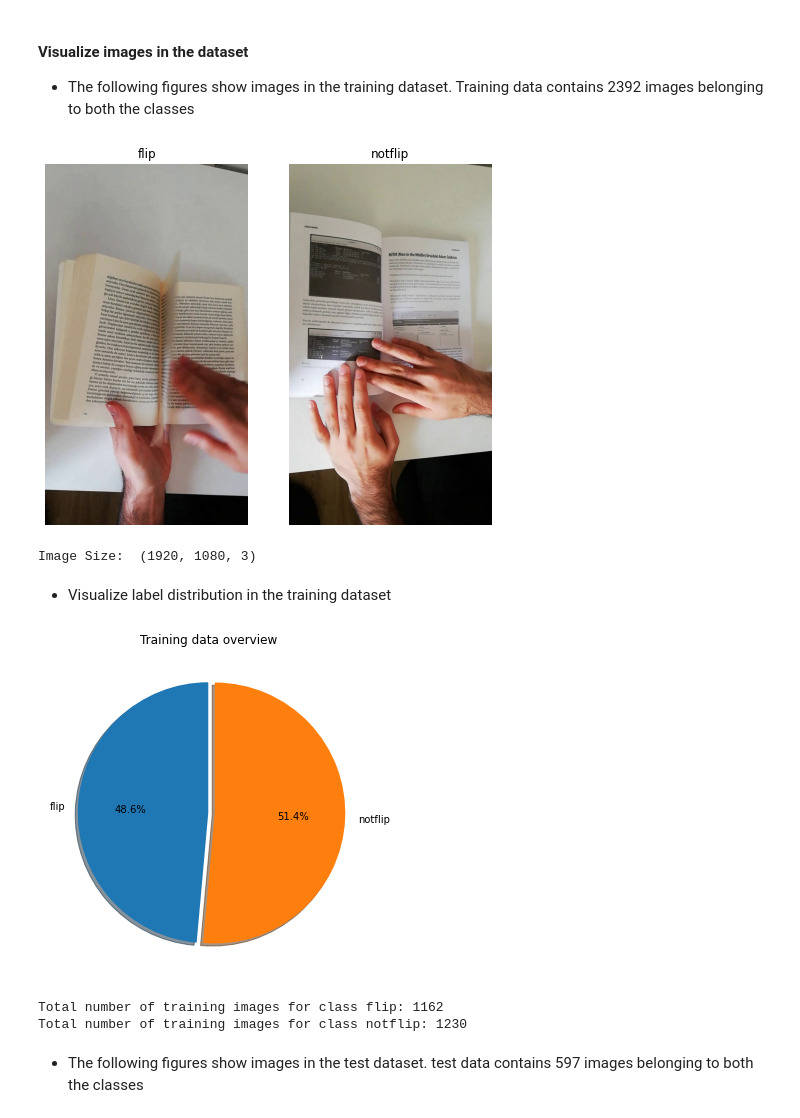
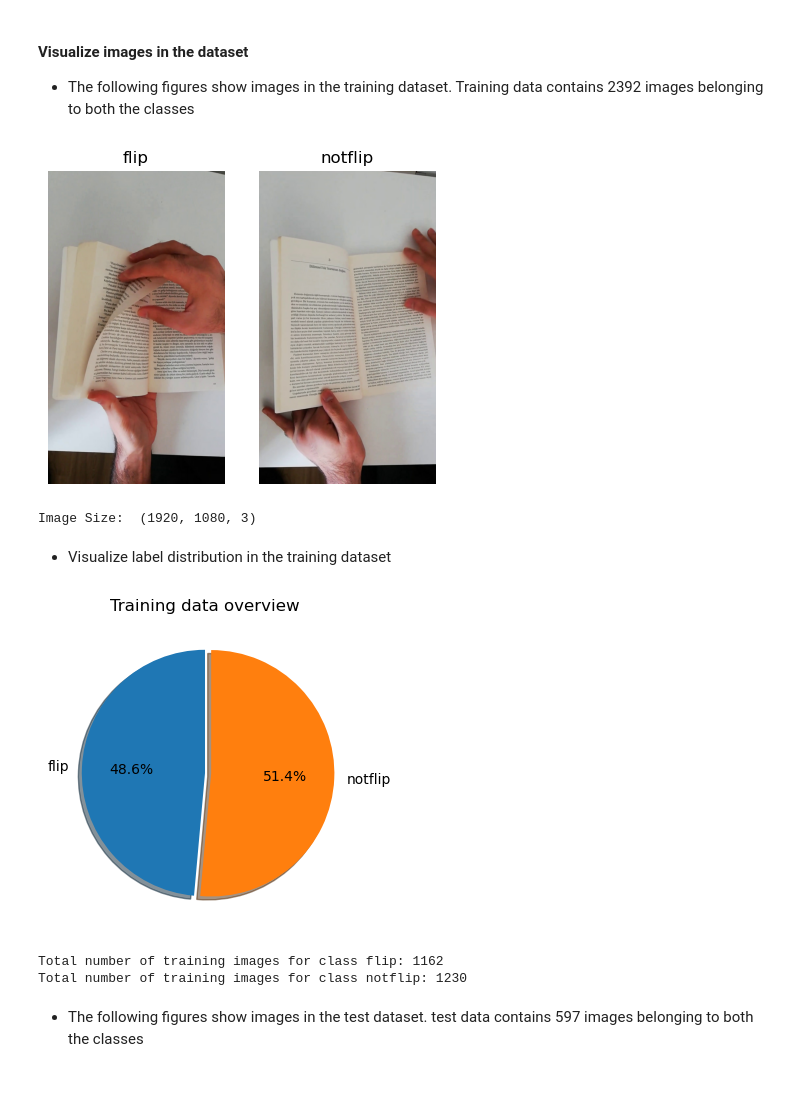
Before and after one commit to sudarshanng7/Mon_reader, a Jupyter notebook: MonReader.ipynb, the cells around one changed output. Cells and saved outputs as stored; diff of their text form; code cells hidden in the pictures; blank space fills up the shorter version.

```diff
--- a/MonReader.ipynb
+++ b/MonReader.ipynb
@@ -41,7 +43,7 @@ print(classes)
 * Define helper functions
 # %%
 def visualize_images(path):
-    figure = plt.figure(figsize=(8, 8))
+    figure = plt.figure(figsize=(5, 5))
     subplot = 1
     data_distribution = []
 
@@ -63,7 +65,7 @@ def visualize_images(path):
 
 
 def visualize_predictions(directory, model):
-    figure = plt.figure(figsize=(15,8))
+    figure = plt.figure(figsize=(10,6))
     subplot = 1
     for i in os.listdir(directory):
         if i.startswith('f'):
@@ -88,7 +90,7 @@ def visualize_predictions(directory, model):
 
 
 def plot_curves(model):
-    fig, ax = plt.subplots(ncols=2, figsize=(14, 6))
+    fig, ax = plt.subplots(ncols=2, figsize=(8, 4))
     ax[0].plot(range(EPOCHS), model.history['accuracy'], label="Training Accuracy")
     ax[0].plot(range(EPOCHS), model.history['val_accuracy'], label="Validation Accuracy")
     ax[0].set_xlabel("Epochs")
@@ -120,24 +122,24 @@ def eval_results(actual, predictions):
 # %%
 training_data_distribution = visualize_images(TRAINING_DATA_DIR)
 # %% [output]
-[figure, old version]
+[figure, new version]
 Image Size:  (1920, 1080, 3)
 # %% [markdown]
 * Visualize label distribution in the training dataset
 # %%
-figure = plt.figure(figsize=(6, 6))
+figure = plt.figure(figsize=(4, 4))
 plt.pie(training_data_distribution,
         labels = classes,
         explode = (0, 0.05),
         shadow = True,
         startangle = 90,
         autopct='%1.1f%%')
 plt.title("Training data overview")
 plt.show()
 print("Total number of training images for class flip:", training_data_distribution[0])
 print("Total number of training images for class notflip:", training_data_distribution[1])
 # %% [output]
-[figure, old version]
+[figure, new version]
 Total number of training images for class flip: 1162
 Total number of training images for class notflip: 1230
 # %% [markdown]
```
Also changed, not shown: parts of 17 cells of this notebook.
